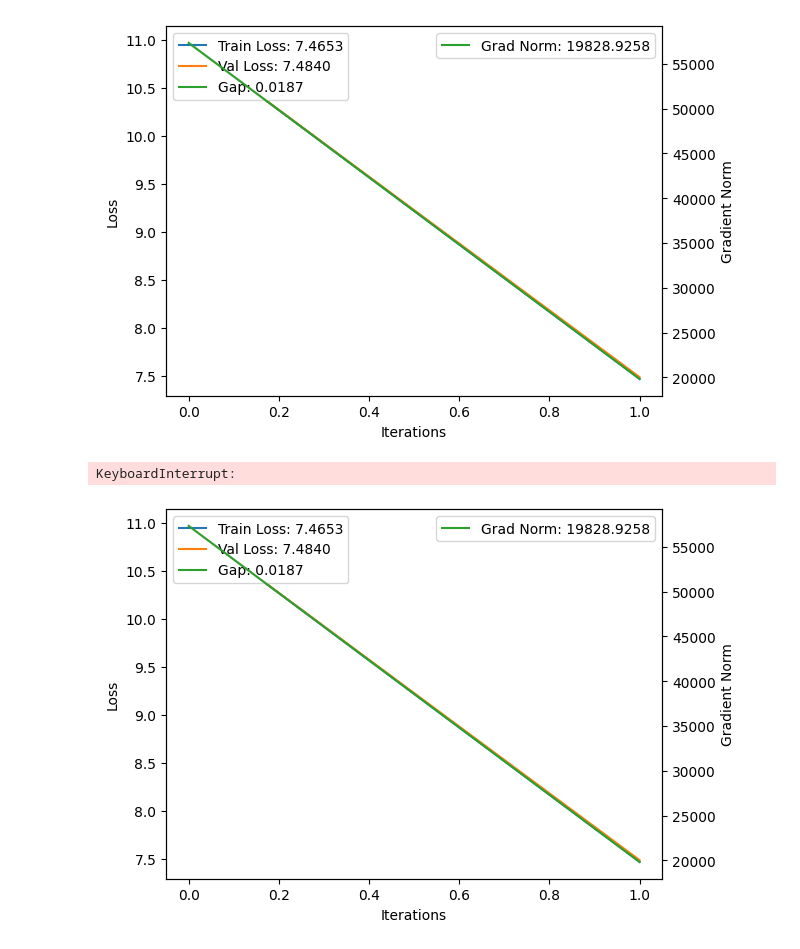
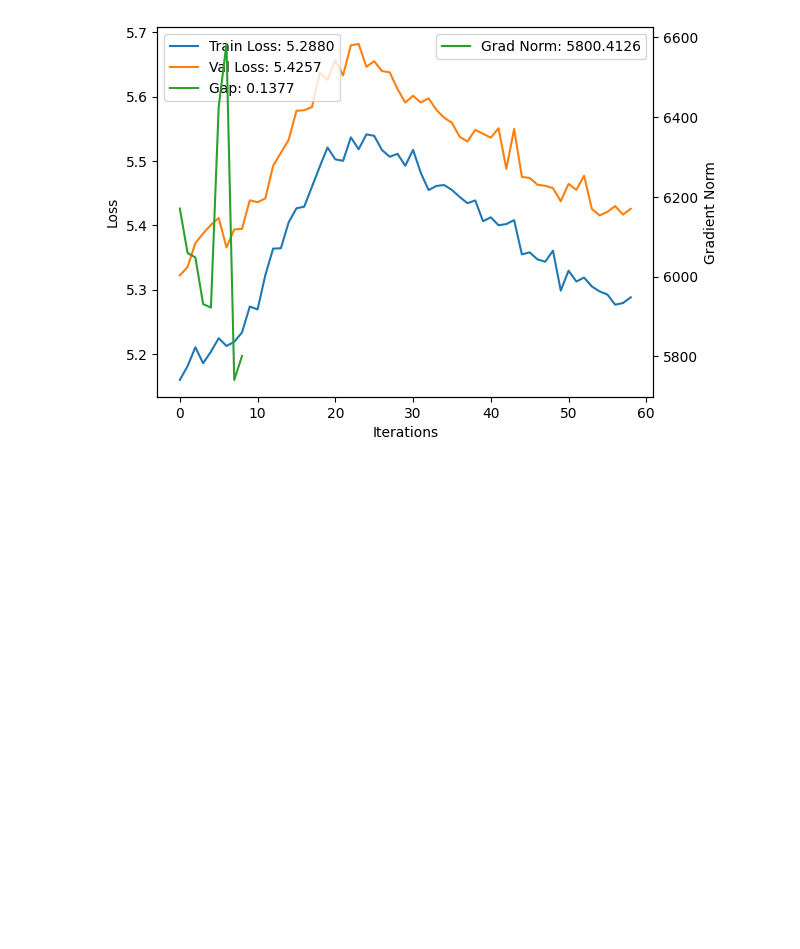
Before and after one commit to aadilzbhatti/mini-llm, a Jupyter notebook: notebooks/plots.ipynb, the cells around one changed output. Drawn from its saved outputs; the diff is of its cells as text; code cells hidden in the pictures; blank space fills up the shorter version.

Commit message:
Updated for best model

```diff
--- a/notebooks/plots.ipynb
+++ b/notebooks/plots.ipynb
@@ -1,20 +1,18 @@
 # %%
 import sys
 import os
 
 # Assuming the text_prediction module is in the 'src' directory
 module_path = "/Users/aadil/Documents/Workspace/ml-projects/wiki-llm/src/"  # Replace with the correct path to your 'src' directory
 if module_path not in sys.path:
     sys.path.append(module_path)
 
 from text_prediction.live_plotter import live_plot
 
 # Path to the metadata file
-metadata_file = "../models/checkpoints/7cd4ece9bbf940d5aa43d914c854ee50/training_metadata.json"
+metadata_file = "../models/checkpoints/340442fbe1e5602c5a6a792d9b95e1bf/training_metadata.json"
 
 # Call the live_plot function
 live_plot(metadata_file, iterations=10000, interval=5)
 # %% [output]
-[figure, old version]
+[figure, new version]
-KeyboardInterrupt:
-[figure, removed]
```
Also changed, not shown: 9 other files.
